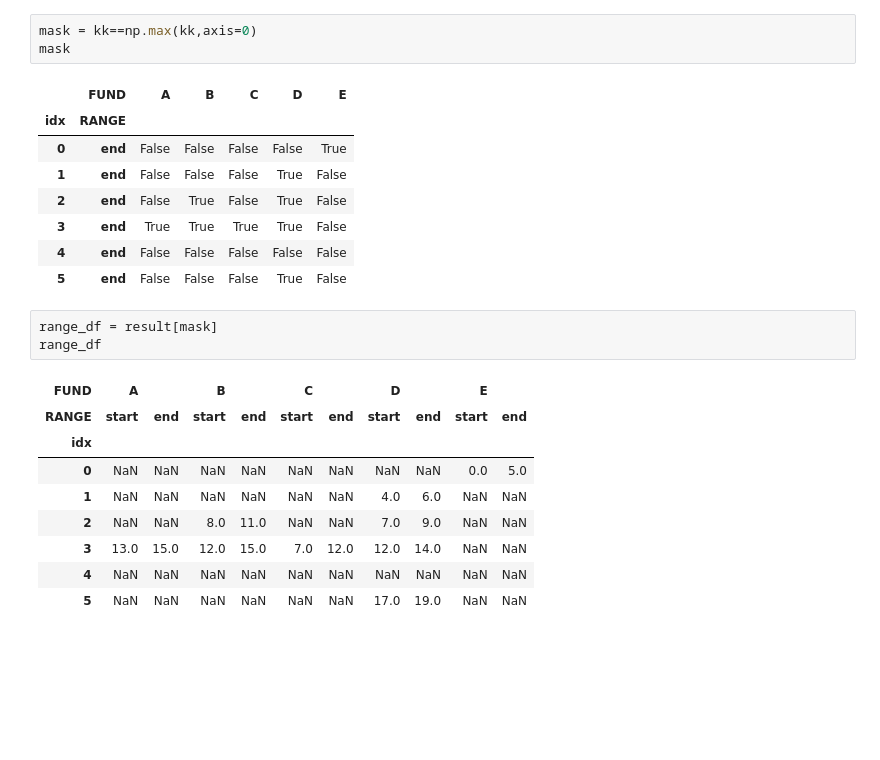
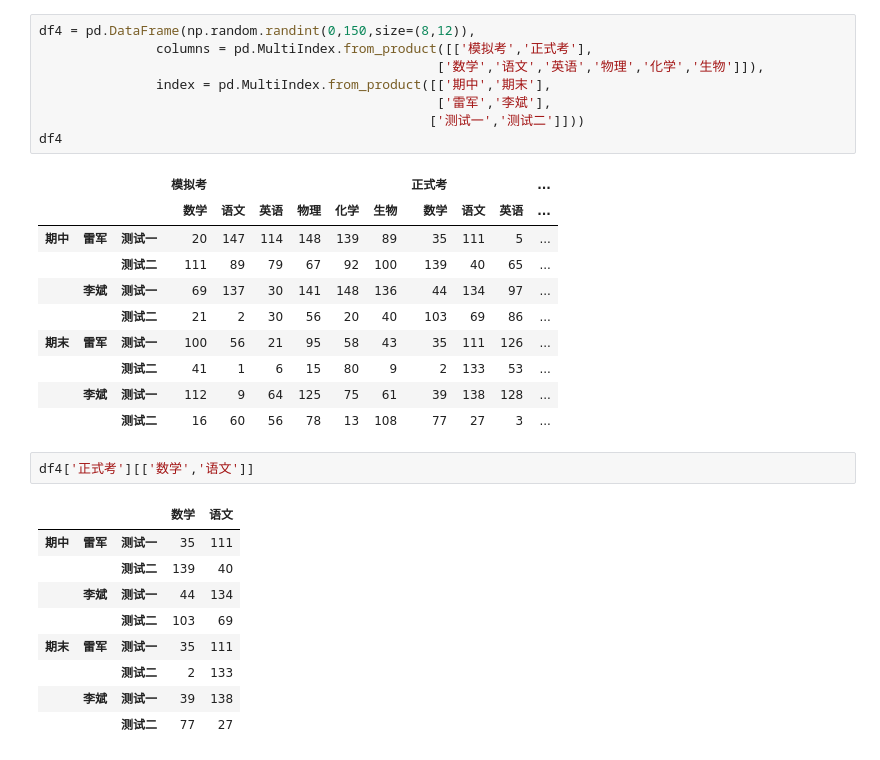
Before and after one commit to w4230213/pydata-book, a Jupyter notebook: Lst-NP.ipynb, the cells around one changed output. Cells and saved outputs as stored; diff of their text form; blank space fills up the shorter version.

```diff
--- a/Lst-NP.ipynb
+++ b/Lst-NP.ipynb
@@ -261,25 +8,31 @@ kk
-# %%
-mask = kk==np.max(kk,axis=0)
-mask
-# %% [output]
-|  | FUND | A | B | C | D | E |
-| idx | RANGE |  |  |  |  |  |
-| 0 | end | False | False | False | False | True |
-| 1 | end | False | False | False | True | False |
-| 2 | end | False | True | False | True | False |
-| 3 | end | True | True | True | True | False |
-| 4 | end | False | False | False | False | False |
-| 5 | end | False | False | False | True | False |
-# %%
-range_df = result[mask]
-range_df
-# %% [output]
-| FUND | A |  | B |  | C |  | D |  | E |  |
-| RANGE | start | end | start | end | start | end | start | end | start | end |
-| idx |  |  |  |  |  |  |  |  |  |  |
-| 0 | NaN | NaN | NaN | NaN | NaN | NaN | NaN | NaN | 0.0 | 5.0 |
-| 1 | NaN | NaN | NaN | NaN | NaN | NaN | 4.0 | 6.0 | NaN | NaN |
-| 2 | NaN | NaN | 8.0 | 11.0 | NaN | NaN | 7.0 | 9.0 | NaN | NaN |
-| 3 | 13.0 | 15.0 | 12.0 | 15.0 | 7.0 | 12.0 | 12.0 | 14.0 | NaN | NaN |
-| 4 | NaN | NaN | NaN | NaN | NaN | NaN | NaN | NaN | NaN | NaN |
-| 5 | NaN | NaN | NaN | NaN | NaN | NaN | 17.0 | 19.0 | NaN | NaN |
+# %%
+df4 = pd.DataFrame(np.random.randint(0,150,size=(8,12)),
+               columns = pd.MultiIndex.from_product([['模拟考','正式考'],
+                                                   ['数学','语文','英语','物理','化学','生物']]),
+               index = pd.MultiIndex.from_product([['期中','期末'],
+                                                   ['雷军','李斌'],
+                                                  ['测试一','测试二']]))
+df4
+# %% [output]
+|  |  |  | 模拟考 |  |  |  |  |  | 正式考 |  |  | ... |
+|  |  |  | 数学 | 语文 | 英语 | 物理 | 化学 | 生物 | 数学 | 语文 | 英语 | ... |
+| 期中 | 雷军 | 测试一 | 20 | 147 | 114 | 148 | 139 | 89 | 35 | 111 | 5 | ... |
+|  |  | 测试二 | 111 | 89 | 79 | 67 | 92 | 100 | 139 | 40 | 65 | ... |
+|  | 李斌 | 测试一 | 69 | 137 | 30 | 141 | 148 | 136 | 44 | 134 | 97 | ... |
+|  |  | 测试二 | 21 | 2 | 30 | 56 | 20 | 40 | 103 | 69 | 86 | ... |
+| 期末 | 雷军 | 测试一 | 100 | 56 | 21 | 95 | 58 | 43 | 35 | 111 | 126 | ... |
+|  |  | 测试二 | 41 | 1 | 6 | 15 | 80 | 9 | 2 | 133 | 53 | ... |
+|  | 李斌 | 测试一 | 112 | 9 | 64 | 125 | 75 | 61 | 39 | 138 | 128 | ... |
+|  |  | 测试二 | 16 | 60 | 56 | 78 | 13 | 108 | 77 | 27 | 3 | ... |
+# %%
+df4['正式考'][['数学','语文']]
+# %% [output]
+|  |  |  | 数学 | 语文 |
+| 期中 | 雷军 | 测试一 | 35 | 111 |
+|  |  | 测试二 | 139 | 40 |
+|  | 李斌 | 测试一 | 44 | 134 |
+|  |  | 测试二 | 103 | 69 |
+| 期末 | 雷军 | 测试一 | 35 | 111 |
+|  |  | 测试二 | 2 | 133 |
+|  | 李斌 | 测试一 | 39 | 138 |
+|  |  | 测试二 | 77 | 27 |
```
Also changed, not shown: parts of 32 cells of this notebook, 1 other file.
